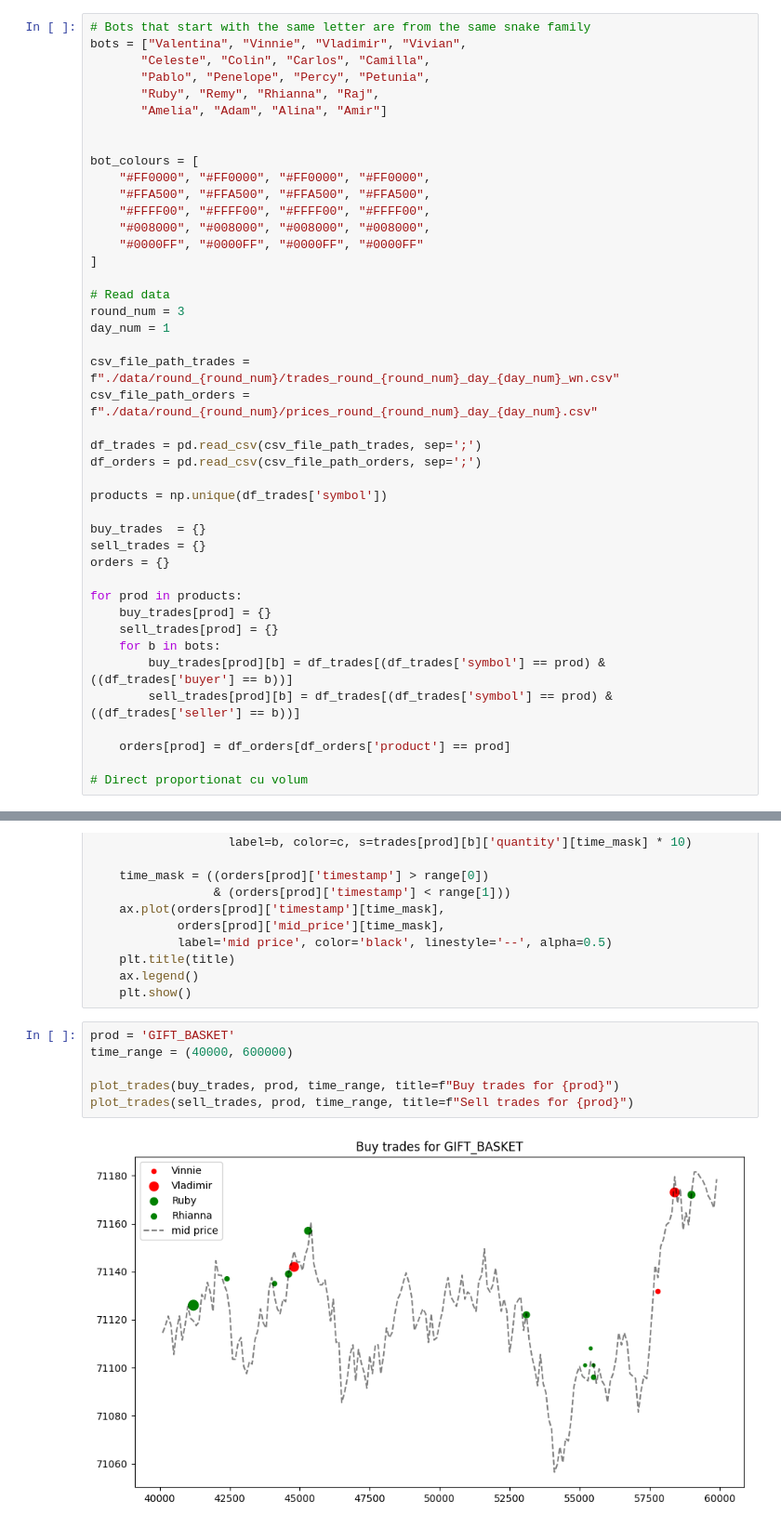
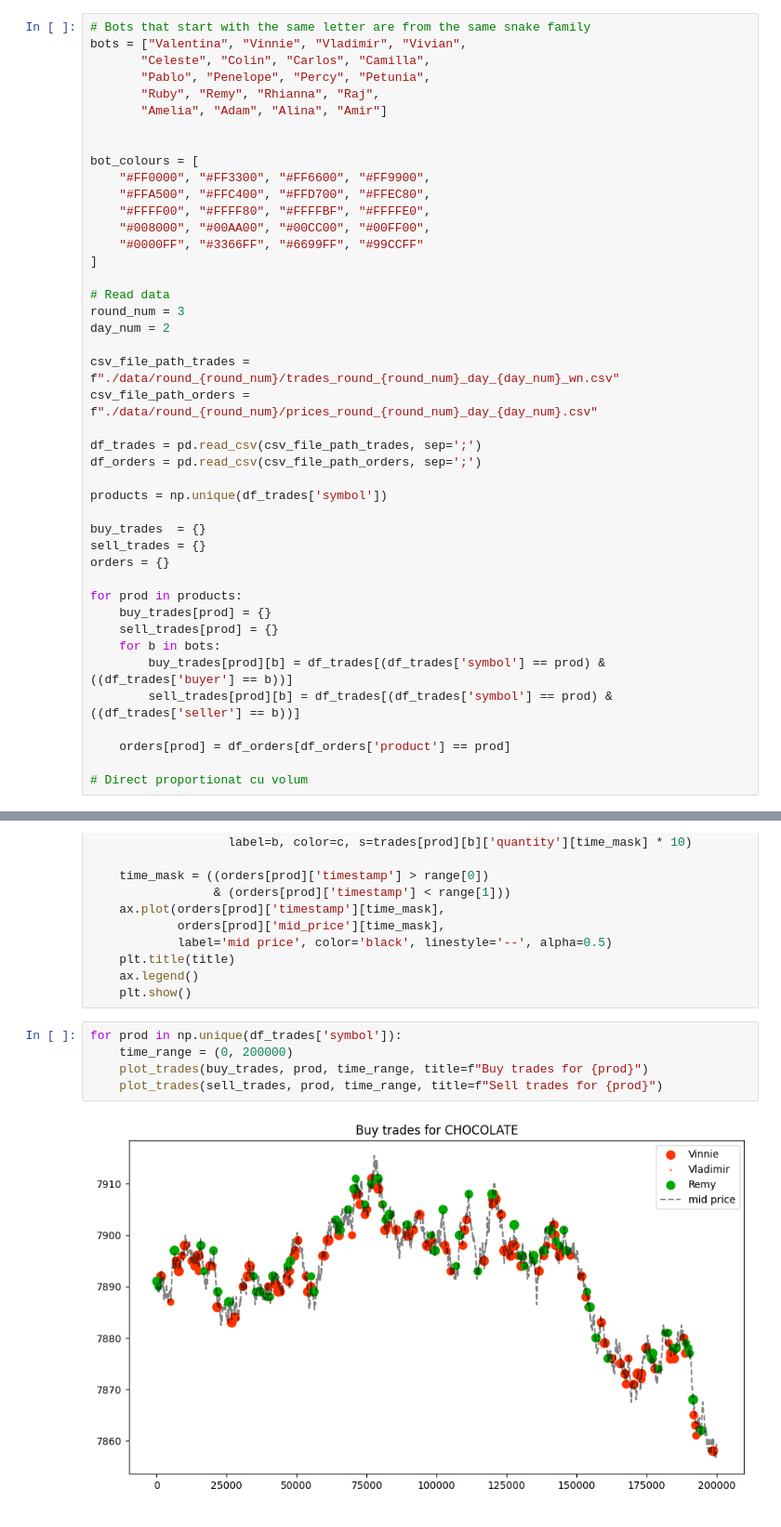
Before and after one commit to levladiator/Prosperity, a Jupyter notebook: src/bots_analyzer.ipynb, the cells around one changed output, grey strips where cells are left out. Shown at 93% size. Drawn from its saved outputs; the diff is of its cells as text.

```diff
--- a/src/bots_analyzer.ipynb
+++ b/src/bots_analyzer.ipynb
@@ -20,16 +20,16 @@ bots = ["Valentina", "Vinnie", "Vladimir", "Vivian",
 
 
 bot_colours = [
-    "#FF0000", "#FF0000", "#FF0000", "#FF0000",
-    "#FFA500", "#FFA500", "#FFA500", "#FFA500",
-    "#FFFF00", "#FFFF00", "#FFFF00", "#FFFF00",
-    "#008000", "#008000", "#008000", "#008000",
-    "#0000FF", "#0000FF", "#0000FF", "#0000FF"
+    "#FF0000", "#FF3300", "#FF6600", "#FF9900",
+    "#FFA500", "#FFC400", "#FFD700", "#FFEC80",
+    "#FFFF00", "#FFFF80", "#FFFFBF", "#FFFFE0",
+    "#008000", "#00AA00", "#00CC00", "#00FF00",
+    "#0000FF", "#3366FF", "#6699FF", "#99CCFF"
 ]
 
 # Read data
 round_num = 3
-day_num = 1
+day_num = 2
 
 csv_file_path_trades = f"./data/round_{round_num}/trades_round_{round_num}_day_{day_num}_wn.csv"
 csv_file_path_orders = f"./data/round_{round_num}/prices_round_{round_num}_day_{day_num}.csv"
@@ -77,10 +77,9 @@ def plot_trades(trades, prod, range, title=""):
     ax.legend()
     plt.show()
 # %%
-prod = 'GIFT_BASKET'
-time_range = (40000, 600000)
-
-plot_trades(buy_trades, prod, time_range, title=f"Buy trades for {prod}")
-plot_trades(sell_trades, prod, time_range, title=f"Sell trades for {prod}")
+for prod in np.unique(df_trades['symbol']):
+    time_range = (0, 200000)
+    plot_trades(buy_trades, prod, time_range, title=f"Buy trades for {prod}")
+    plot_trades(sell_trades, prod, time_range, title=f"Sell trades for {prod}")
 # %% [output]
-[figure, old version]
+[figure, new version]
```
Also changed, not shown: parts of 1 cell of this notebook.
